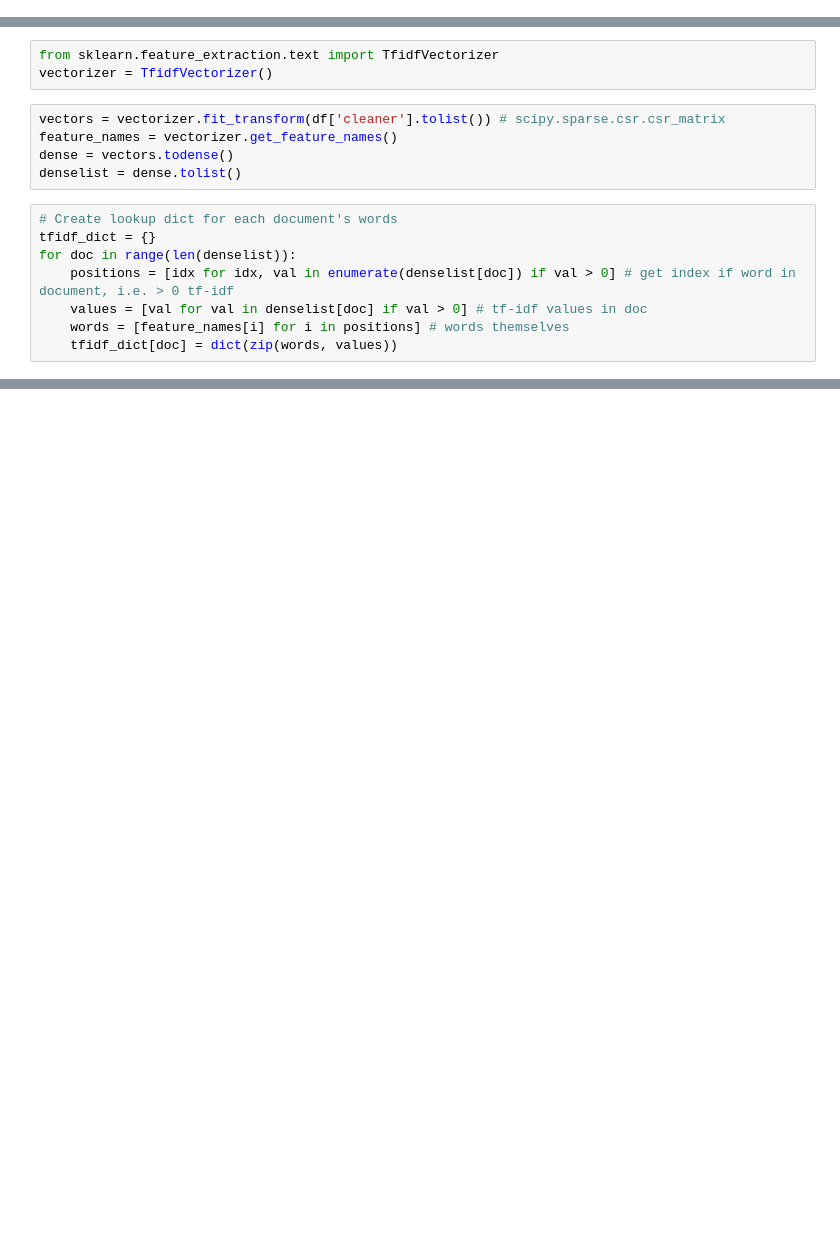
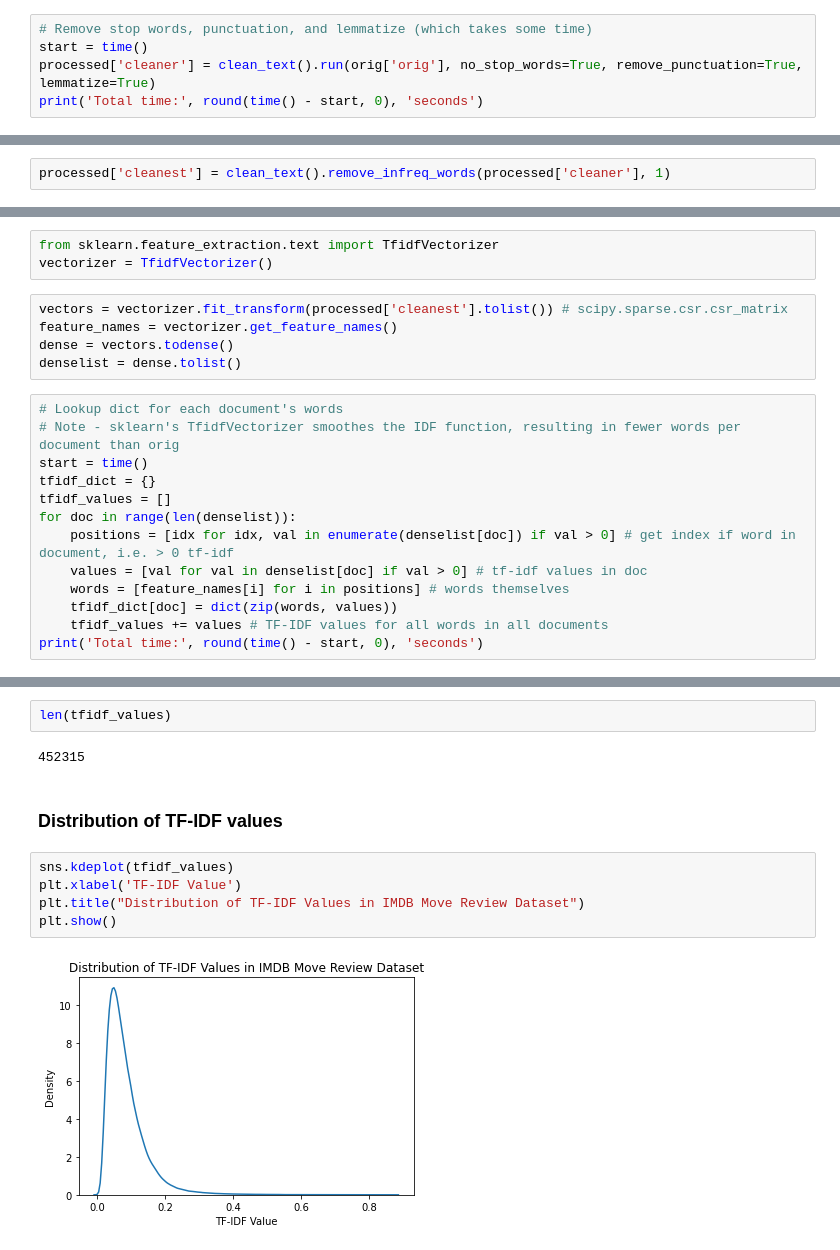
Before and after one commit to kingjosephm/text_keyword_summary, a Jupyter notebook: text_keyword_summary.ipynb, the cells around one changed output, grey strips where cells are left out. Cells and saved outputs as stored; diff of their text form; blank space fills up the shorter version.

```diff
--- a/text_keyword_summary.ipynb
+++ b/text_keyword_summary.ipynb
@@ -58,0 +51,5 @@ df['cleaner'][0]
+# %%
+# Remove stop words, punctuation, and lemmatize (which takes some time)
+start = time()
+processed['cleaner'] = clean_text().run(orig['orig'], no_stop_words=True, remove_punctuation=True, lemmatize=True)
+print('Total time:', round(time() - start, 0), 'seconds')
@@ -58,0 +121,2 @@ df['cleaner'][0]
+# %%
+processed['cleanest'] = clean_text().remove_infreq_words(processed['cleaner'], 1)
@@ -60,15 +140,20 @@ df['cleaner'][0]
 from sklearn.feature_extraction.text import TfidfVectorizer
 vectorizer = TfidfVectorizer()
 # %%
-vectors = vectorizer.fit_transform(df['cleaner'].tolist()) # scipy.sparse.csr.csr_matrix
+vectors = vectorizer.fit_transform(processed['cleanest'].tolist()) # scipy.sparse.csr.csr_matrix
 feature_names = vectorizer.get_feature_names()
 dense = vectors.todense()
 denselist = dense.tolist()
 # %%
-# Create lookup dict for each document's words
+# Lookup dict for each document's words
+# Note - sklearn's TfidfVectorizer smoothes the IDF function, resulting in fewer words per document than orig
+start = time()
 tfidf_dict = {}
+tfidf_values = []
 for doc in range(len(denselist)):
     positions = [idx for idx, val in enumerate(denselist[doc]) if val > 0] # get index if word in document, i.e. > 0 tf-idf
     values = [val for val in denselist[doc] if val > 0] # tf-idf values in doc
     words = [feature_names[i] for i in positions] # words themselves
     tfidf_dict[doc] = dict(zip(words, values))
+    tfidf_values += values # TF-IDF values for all words in all documents
+print('Total time:', round(time() - start, 0), 'seconds')
@@ -94,0 +191,13 @@ tfidf_dict[0]
+# %%
+len(tfidf_values)
+# %% [output]
+452315
+# %% [markdown]
+### Distribution of TF-IDF values
+# %%
+sns.kdeplot(tfidf_values)
+plt.xlabel('TF-IDF Value')
+plt.title("Distribution of TF-IDF Values in IMDB Move Review Dataset")
+plt.show()
+# %% [output]
+[figure, added]
```
Also changed, not shown: parts of 48 cells of this notebook.
